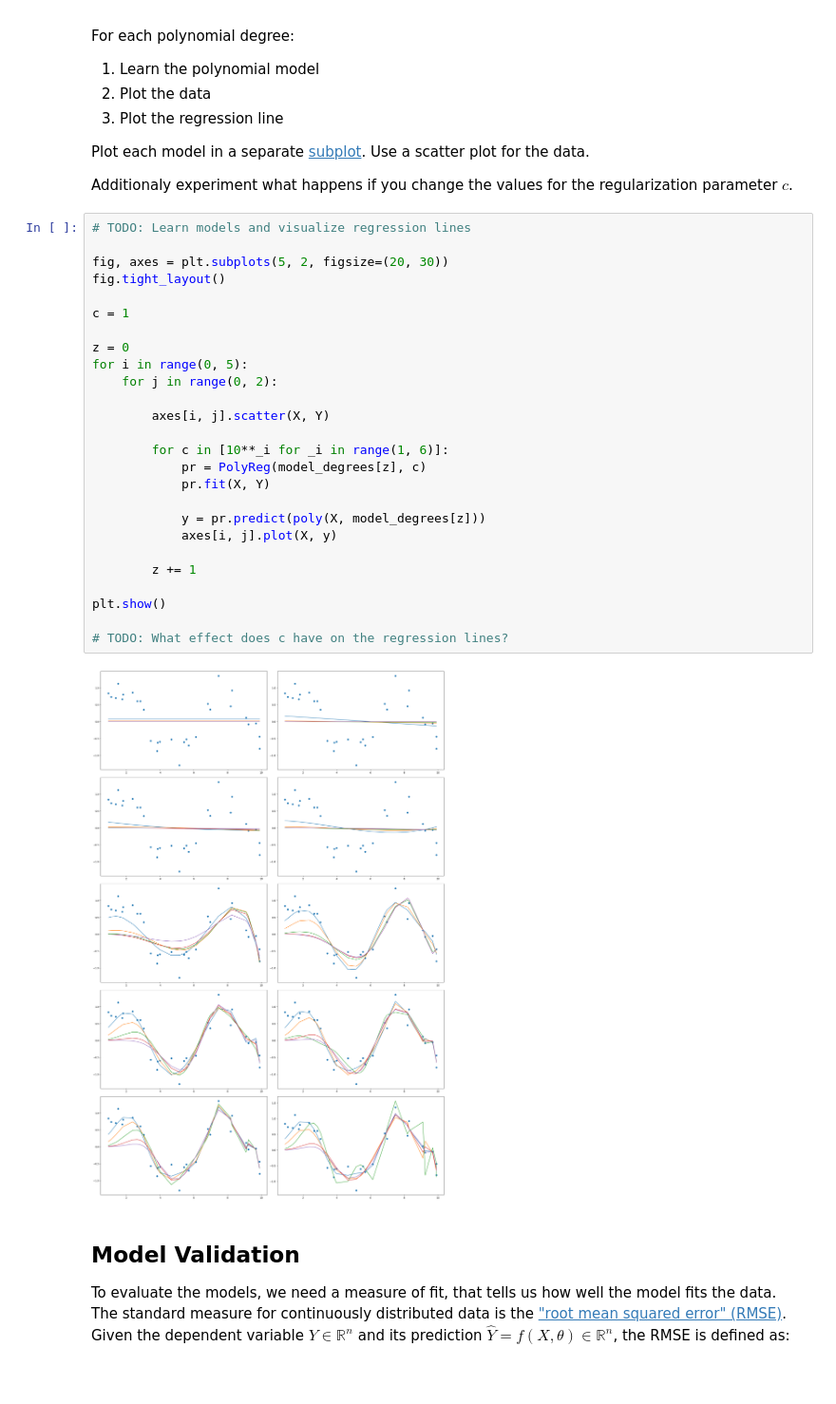
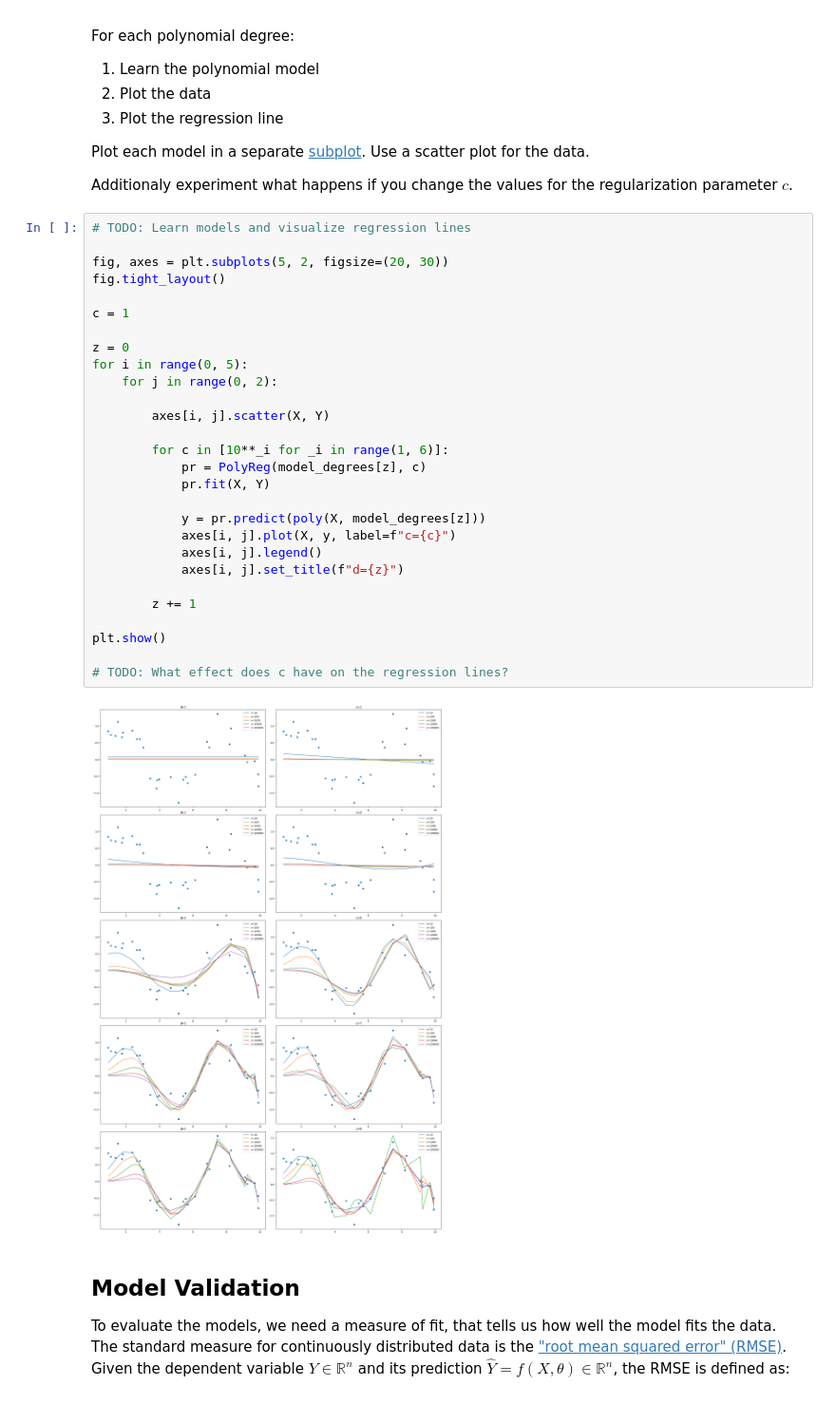
Before and after one commit to HerrMotz/AGDML-Lab, a Jupyter notebook: 02_Polynomial_Regression/02_Polynomial_Regression.ipynb, the cells around one changed output. Shown at 95% size. Cells and saved outputs as stored; diff of their text form.

```diff
--- a/02_Polynomial_Regression/02_Polynomial_Regression.ipynb
+++ b/02_Polynomial_Regression/02_Polynomial_Regression.ipynb
@@ -198,31 +198,33 @@ Additionaly experiment what happens if you change the values for the regularizat
 # %%
 # TODO: Learn models and visualize regression lines
 
 fig, axes = plt.subplots(5, 2, figsize=(20, 30))
 fig.tight_layout()
 
 c = 1
 
 z = 0
 for i in range(0, 5):
     for j in range(0, 2):
 
         axes[i, j].scatter(X, Y)
 
         for c in [10**_i for _i in range(1, 6)]:
             pr = PolyReg(model_degrees[z], c)
             pr.fit(X, Y)
 
             y = pr.predict(poly(X, model_degrees[z]))
-            axes[i, j].plot(X, y)
+            axes[i, j].plot(X, y, label=f"c={c}")
+            axes[i, j].legend()
+            axes[i, j].set_title(f"d={z}")
 
         z += 1
 
 plt.show()
 
 # TODO: What effect does c have on the regression lines?
 # %% [output]
-[figure, old version]
+[figure, new version]
 # %% [markdown]
 ## Model Validation
 To evaluate the models, we need a measure of fit, that tells us how well the model fits the data. The standard measure for continuously distributed data is the ["root mean squared error" (RMSE)](https://en.wikipedia.org/wiki/Root-mean-square_deviation). Given the dependent variable $Y \in \mathbb{R}^n$ and its prediction $\hat{Y} = f(X, \theta) \in \mathbb{R}^n$, the RMSE is defined as:
```
Also changed, not shown: parts of 1 cell of this notebook.
